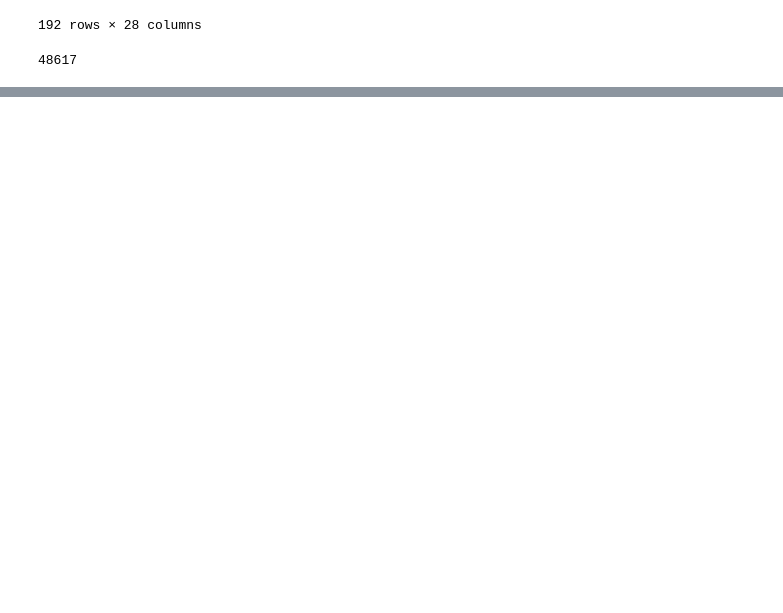
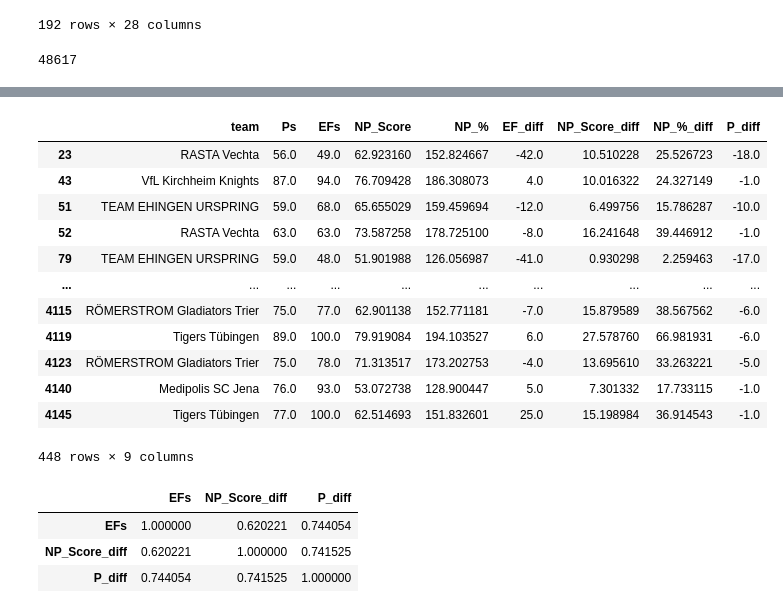
Before and after one commit to Net-Positive/Net_Positive, a Jupyter notebook: EDA/scores.ipynb, the cells around one changed output, grey strips where cells are left out. Drawn from its saved outputs; the diff is of its cells as text; code cells hidden in the pictures; blank space fills up the shorter version.

```diff
--- a/EDA/scores.ipynb
+++ b/EDA/scores.ipynb
@@ -385,0 +1047,10 @@ boxscore_feature.shape[0]
+# %%
+# group by matchId and team
+corr_test_df = corr_test_df.groupby(["matchId", "team"]).sum().reset_index()
+
+#drop OT games and games with faulty data
+corr_test_df = corr_test_df[corr_test_df["sec"] >= 11800]
+corr_test_df = corr_test_df[corr_test_df["sec"] <= 12200]
+
+
+corr_test_df.head()
@@ -385,0 +1064,21 @@ boxscore_feature.shape[0]
+# %%
+def diff_calculator(df : pd.DataFrame):
+    EF_diff = []
+    NP_Score_diff = []
+    NP_Per_diff = []
+    P_diff = []
+    for index, row in df.iterrows():
+        EF_diff.append(row['EFs'] - df.loc[(df['matchId'] == row['matchId']) & (df['team'] != row['team']), 'EFs'].sum())
+        NP_Score_diff.append(row['NP_Score'] - df.loc[(df['matchId'] == row['matchId']) & (df['team'] != row['team']), 'NP_Score'].sum())
+        NP_Per_diff.append(row['NP_%'] - df.loc[(df['matchId'] == row['matchId']) & (df['team'] != row['team']), 'NP_%'].sum())
+        P_diff.append(row['Ps'] - df.loc[(df['matchId'] == row['matchId']) & (df['team'] != row['team']), 'Ps'].sum())
+
+    df['EF_diff'] = EF_diff
+    df['NP_Score_diff'] = NP_Score_diff
+    df['NP_%_diff'] = NP_Per_diff
+    df['P_diff'] = P_diff
+
+    return df
+# %%
+corr_test_df = diff_calculator(corr_test_df)
+corr_test_df.head()
@@ -385,0 +1092,3 @@ boxscore_feature.shape[0]
+# %%
+core_test_demo_2021 = corr_test_df[corr_test_df['matchId'].between(108000,108999)]
+corr_test_df.drop(columns=['matchId', 'sec'], inplace=True)
@@ -385,0 +1131,24 @@ boxscore_feature.shape[0]
+# %%
+corr_test_df.query("NP_Score_diff > 0 and P_diff < 0")
+# %% [output]
+|  | team | Ps | EFs | NP_Score | NP_% | EF_diff | NP_Score_diff | NP_%_diff | P_diff |
+| 23 | RASTA Vechta | 56.0 | 49.0 | 62.923160 | 152.824667 | -42.0 | 10.510228 | 25.526723 | -18.0 |
+| 43 | VfL Kirchheim Knights | 87.0 | 94.0 | 76.709428 | 186.308073 | 4.0 | 10.016322 | 24.327149 | -1.0 |
+| 51 | TEAM EHINGEN URSPRING | 59.0 | 68.0 | 65.655029 | 159.459694 | -12.0 | 6.499756 | 15.786287 | -10.0 |
+| 52 | RASTA Vechta | 63.0 | 63.0 | 73.587258 | 178.725100 | -8.0 | 16.241648 | 39.446912 | -1.0 |
+| 79 | TEAM EHINGEN URSPRING | 59.0 | 48.0 | 51.901988 | 126.056987 | -41.0 | 0.930298 | 2.259463 | -17.0 |
+| ... | ... | ... | ... | ... | ... | ... | ... | ... | ... |
+| 4115 | RÖMERSTROM Gladiators Trier | 75.0 | 77.0 | 62.901138 | 152.771181 | -7.0 | 15.879589 | 38.567562 | -6.0 |
+| 4119 | Tigers Tübingen | 89.0 | 100.0 | 79.919084 | 194.103527 | 6.0 | 27.578760 | 66.981931 | -6.0 |
+| 4123 | RÖMERSTROM Gladiators Trier | 75.0 | 78.0 | 71.313517 | 173.202753 | -4.0 | 13.695610 | 33.263221 | -5.0 |
+| 4140 | Medipolis SC Jena | 76.0 | 93.0 | 53.072738 | 128.900447 | 5.0 | 7.301332 | 17.733115 | -1.0 |
+| 4145 | Tigers Tübingen | 77.0 | 100.0 | 62.514693 | 151.832601 | 25.0 | 15.198984 | 36.914543 | -1.0 |
+448 rows × 9 columns
+# %%
+corr_test_demo = corr_test_df.drop(columns=['Ps', 'EF_diff', 'NP_Score', 'NP_%','NP_%_diff'])
+corr_test_demo.corr()
+# %% [output]
+|  | EFs | NP_Score_diff | P_diff |
+| EFs | 1.000000 | 0.620221 | 0.744054 |
+| NP_Score_diff | 0.620221 | 1.000000 | 0.741525 |
+| P_diff | 0.744054 | 0.741525 | 1.000000 |
```
Also changed, not shown: parts of 55 cells of this notebook, 3 other files.
